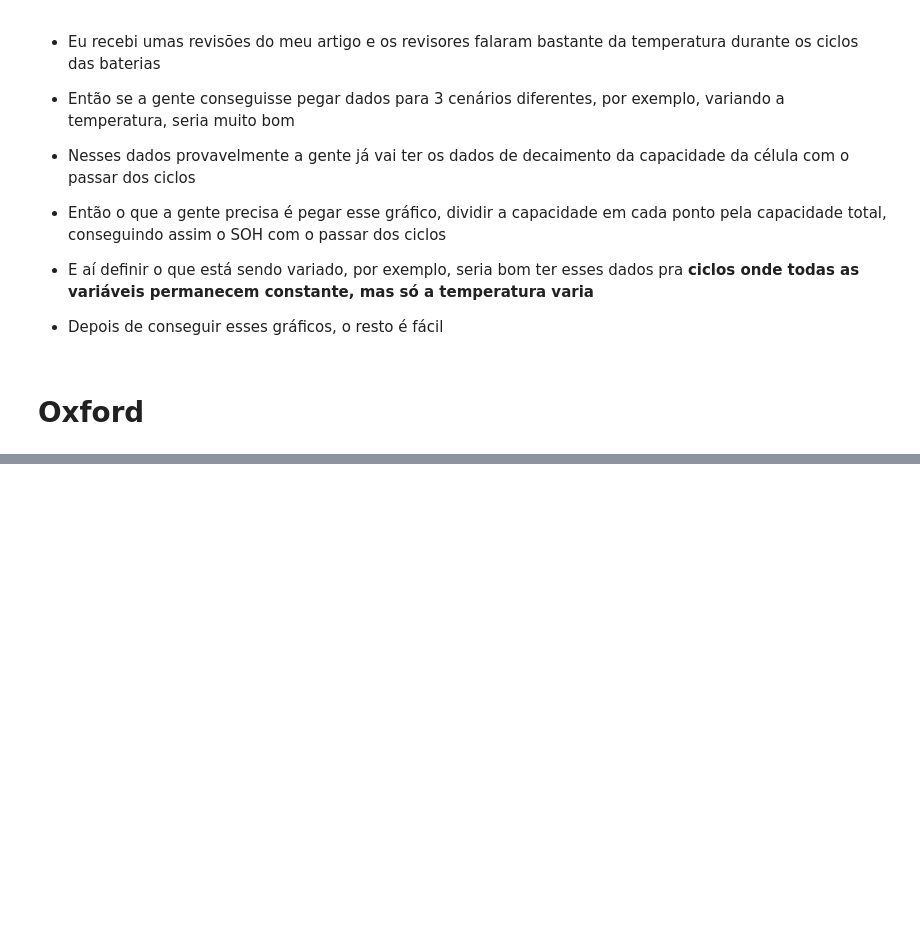
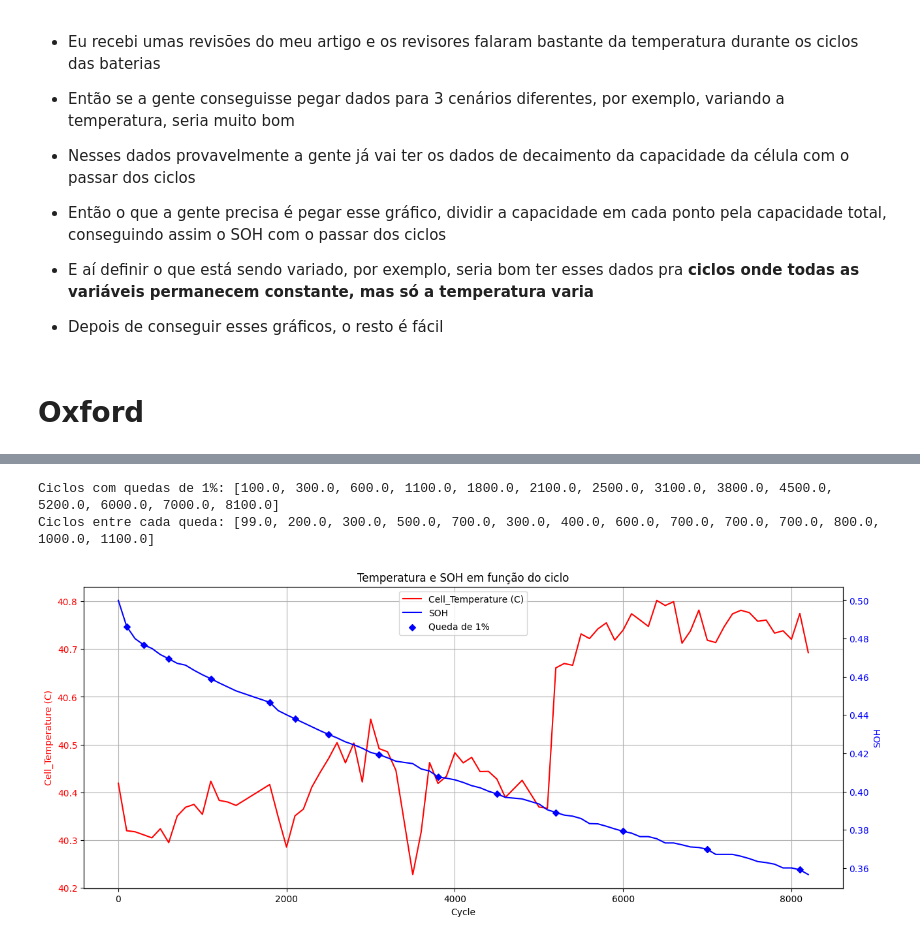
Before and after one commit to Davi-SB/Battery-Analysis, a Jupyter notebook: SOH_vs_Temperature.ipynb, the cells around one changed output, grey strips where cells are left out. Saved outputs shown, nothing was run; the diff lists cells and outputs as text; code cells hidden in the pictures; blank space fills up the shorter version.

```diff
--- a/SOH_vs_Temperature.ipynb
+++ b/SOH_vs_Temperature.ipynb
@@ -418,0 +112,9 @@ plt.show()
+# %%
+# Definir os valores de capacidade total
+# valor maximo de capacidade de descarga
+capacidade_total_discharge = df['Discharge_Capacity (Ah)'].max()
+print(f'Capacidade total de descarga: {capacidade_total_discharge} Ah')
+
+# Calculo do SOH
+df['SOH_discharge'] = (df['Discharge_Capacity (Ah)'] / capacidade_total_discharge)
+df.head()
@@ -418,0 +129,5 @@ plt.show()
+# %%
+df_grouped = df.groupby('Cycle_Index', as_index=False).mean()
+df_grouped = df_grouped.drop(columns=['Test_Time (s)'])
+display(df_grouped.head())
+display(df_grouped.describe())
@@ -418,0 +150,63 @@ plt.show()
+# %%
+# Inicialmente, definimos o limiar atual a partir do primeiro valor de SOH_discharge.
+# A cada queda de 0,01 atingida, atualizaremos este limiar.
+last_cycle           = df_grouped["Cycle_Index"][0]
+soh_initial          = df_grouped["SOH_discharge"][0]
+threshold            = soh_initial - 0.01
+cycles_between_drops = []
+drop_cycles          = []
+
+# Percorre as linhas do dataframe a partir da segunda linha
+for index, row in df_grouped.iterrows():
+    # Para controlar casos onde pode cair mais de 1% em um único salto
+    while row["SOH_discharge"] <= threshold:
+        # Calcular a diferença de ciclos desde a última queda registrada
+        cycles_between_drops.append(row["Cycle_Index"] - last_cycle)
+        drop_cycles.append(row["Cycle_Index"])
+
+        # Atualiza a referência de última queda para o ciclo atual
+        last_cycle = row["Cycle_Index"]
+
+        # Atualiza para a próxima queda de 1%
+        threshold -= 0.01
+
+print("Ciclos com quedas de 1%:", drop_cycles)
+print("Ciclos entre cada queda:", cycles_between_drops)
+# %% [output]
+Ciclos com quedas de 1%: [100.0, 300.0, 600.0, 1100.0, 1800.0, 2100.0, 2500.0, 3100.0, 3800.0, 4500.0, 5200.0, 6000.0, 7000.0, 8100.0]
+Ciclos entre cada queda: [99.0, 200.0, 300.0, 500.0, 700.0, 300.0, 400.0, 600.0, 700.0, 700.0, 700.0, 800.0, 1000.0, 1100.0]
+# %%
+import matplotlib.pyplot as plt
+
+fig, ax1 = plt.subplots(figsize=(15,6))
+
+# Eixo temperatura
+ax1.plot(df_grouped["Cycle_Index"], df_grouped["Cell_Temperature (C)"], label="Cell_Temperature (C)", color='red')
+ax1.set_xlabel("Cycle")
+ax1.set_ylabel("Cell_Temperature (C)", color='red')
+ax1.tick_params(axis='y', labelcolor='red')
+ax1.grid(True)
+
+# Eixo SOH
+ax2 = ax1.twinx()
+ax2.plot(df_grouped["Cycle_Index"], df_grouped["SOH_discharge"], label="SOH", color='blue')
+ax2.set_ylabel("SOH", color='blue')
+ax2.tick_params(axis='y', labelcolor='blue')
+
+# Adiciona pontos de marcação nos ciclos presentes em drop_cycles
+# Seleciona as linhas do DataFrame onde o Cycle_Index está em drop_cycles
+mask = df_grouped["Cycle_Index"].isin(drop_cycles)
+ax2.scatter(df_grouped.loc[mask, "Cycle_Index"],
+            df_grouped.loc[mask, "SOH_discharge"],
+            color='blue', marker='D', s=25, label="Queda de 1%")
+
+plt.title("Temperatura e SOH em função do ciclo")
+
+# Legendas: combinando as legendas dos dois eixos
+lines_1, labels_1 = ax1.get_legend_handles_labels()
+lines_2, labels_2 = ax2.get_legend_handles_labels()
+ax1.legend(lines_1 + lines_2, labels_1 + labels_2, loc='upper center')
+
+plt.show()
+# %% [output]
+[figure, added]
```
Also changed, not shown: parts of 33 cells of this notebook, 1 other file.
